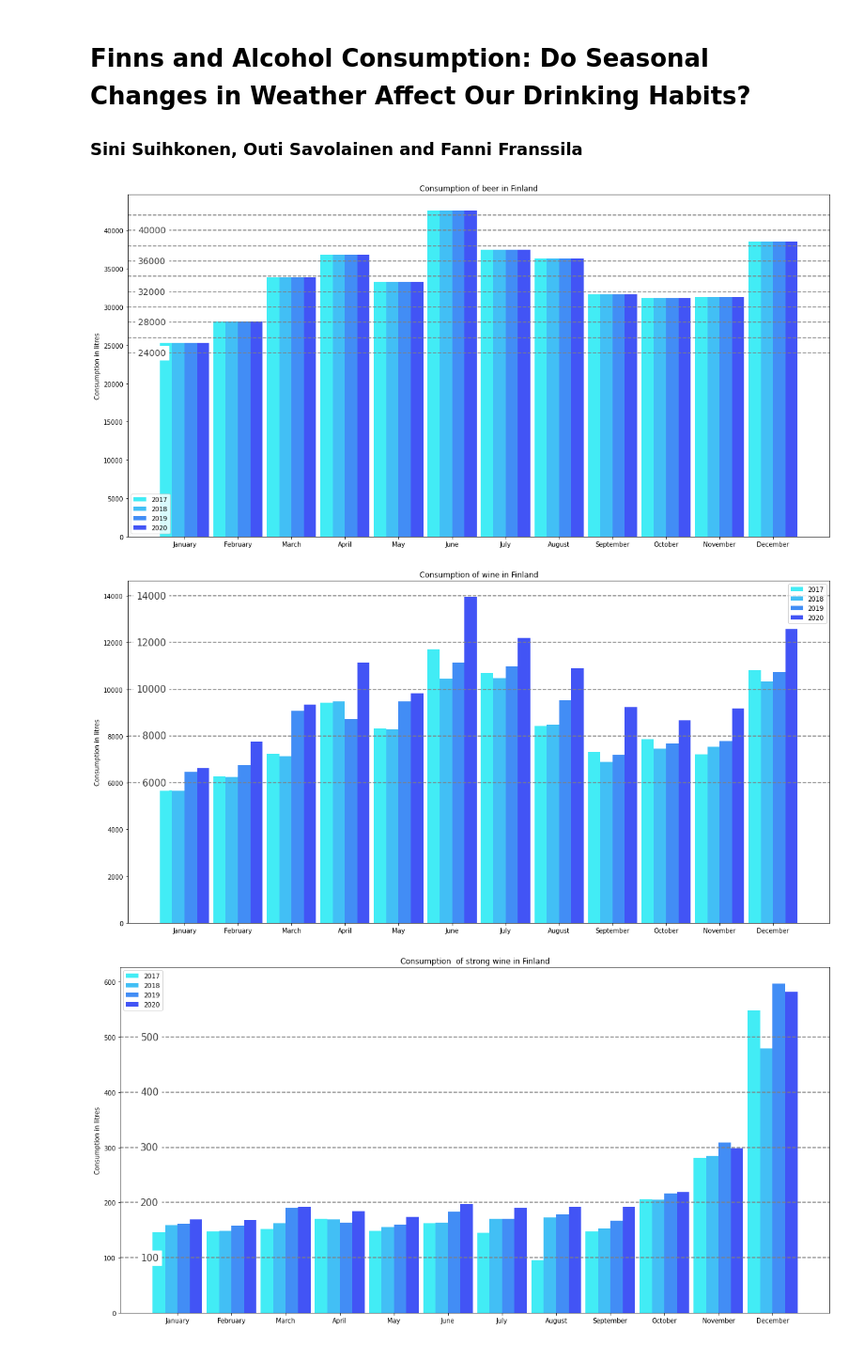
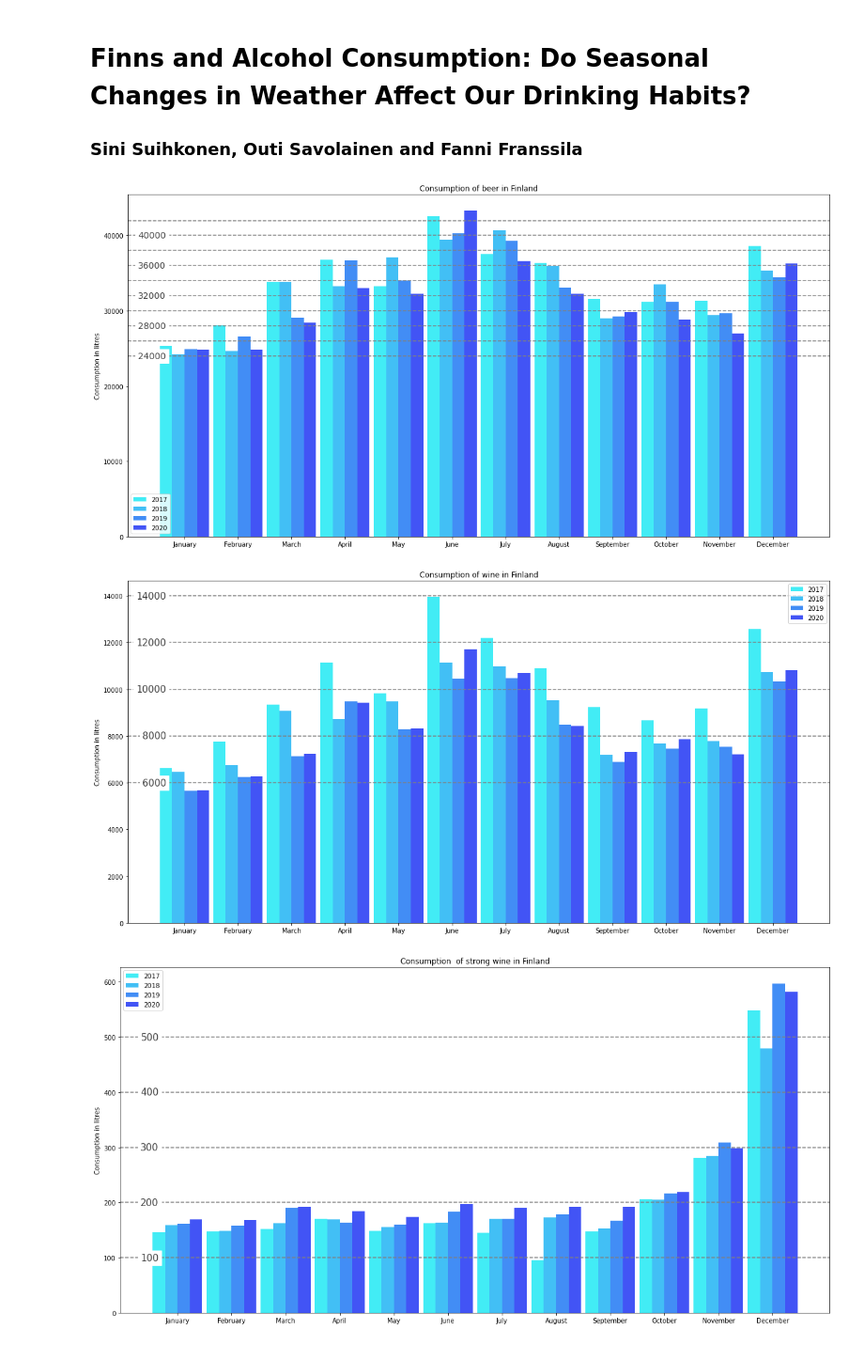
Before and after one commit to DataScience-MiniProjects/IDS-MiniProject, a Jupyter notebook: project-notebook.ipynb, the cells around one changed output. Shown at 94% size. Drawn from its saved outputs; the diff is of its cells as text; code cells hidden in the pictures.

```diff
--- a/project-notebook.ipynb
+++ b/project-notebook.ipynb
@@ -39,9 +39,9 @@ alc_data2017 = load_xls("Alkoholimyyntitilasto_tammi_joulukuu_2017.xlsx", 2017)
 # %%
 # Be(tt)er plotting
 labels = ["January", "February", "March", "April", "May", "June", "July", "August", "September", "October", "November", "December"]
-beer2020 = alc_data2017["Beer"].values
-beer2019 = alc_data2017["Beer"].values
-beer2018 = alc_data2017["Beer"].values
+beer2020 = alc_data2020["Beer"].values
+beer2019 = alc_data2019["Beer"].values
+beer2018 = alc_data2018["Beer"].values
 beer2017 = alc_data2017["Beer"].values
 
 width = 0.23
@@ -69,32 +69,32 @@ plt.legend()
 
 plt.show()
 # %% [output]
-[figure, old version]
+[figure, new version]
 # %%
 # Wine plotting
-wine2020 = alc_data2017["Wine"].values
-wine2019 = alc_data2018["Wine"].values
-wine2018 = alc_data2019["Wine"].values
-wine2017 = alc_data2020["Wine"].values
+wine2020 = alc_data2020["Wine"].values
+wine2019 = alc_data2019["Wine"].values
+wine2018 = alc_data2018["Wine"].values
+wine2017 = alc_data2017["Wine"].values
 
 plt.figure(figsize=(20,10))
 
 plt.bar(bar1, wine2017, width, label="2017", color="#42ecf5")
 plt.bar(bar2, wine2018, width, label="2018", color="#42bff5")
 plt.bar(bar3, wine2019, width, label="2019", color="#428df5")
 plt.bar(bar4, wine2020, width, label="2020", color="#4254f5")
 
 for i in range(6000, 15000, 2000):
   plt.axhline(y=i, color="grey", linestyle="--")
   plt.text(x=0,y=i, s=str(i), fontsize=15, va='center', ha='right',backgroundcolor='w', alpha=0.75)
 
 plt.ylabel("Consumption in litres")
 plt.title("Consumption of wine in Finland")
 plt.xticks(bar1 + 3*width/2, labels)
 plt.legend()
 
 plt.show()
 # %% [output]
-[figure, old version]
+[figure, new version]
 # %%
 # Wine plotting
```
Also changed, not shown: parts of 1 cell of this notebook.
